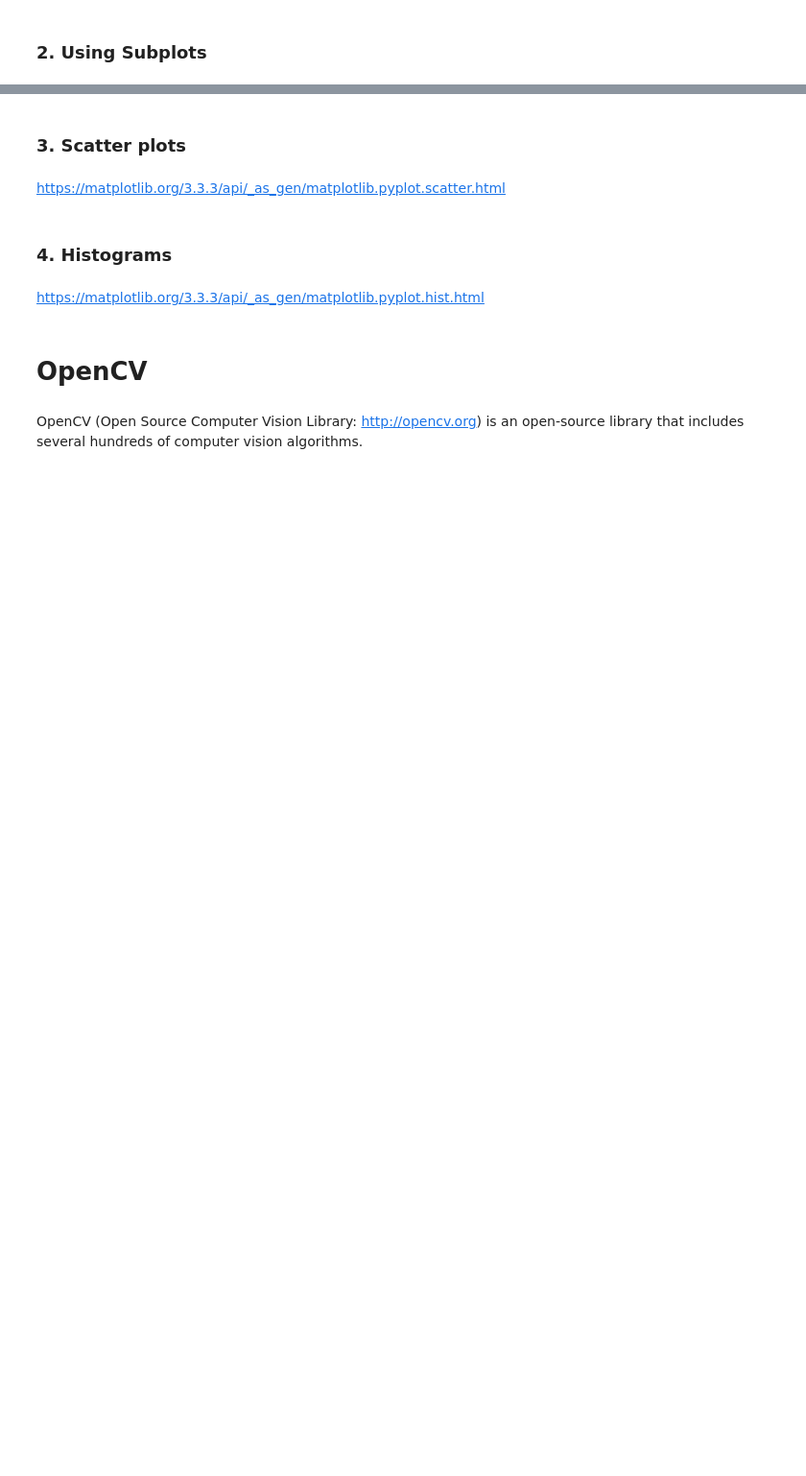
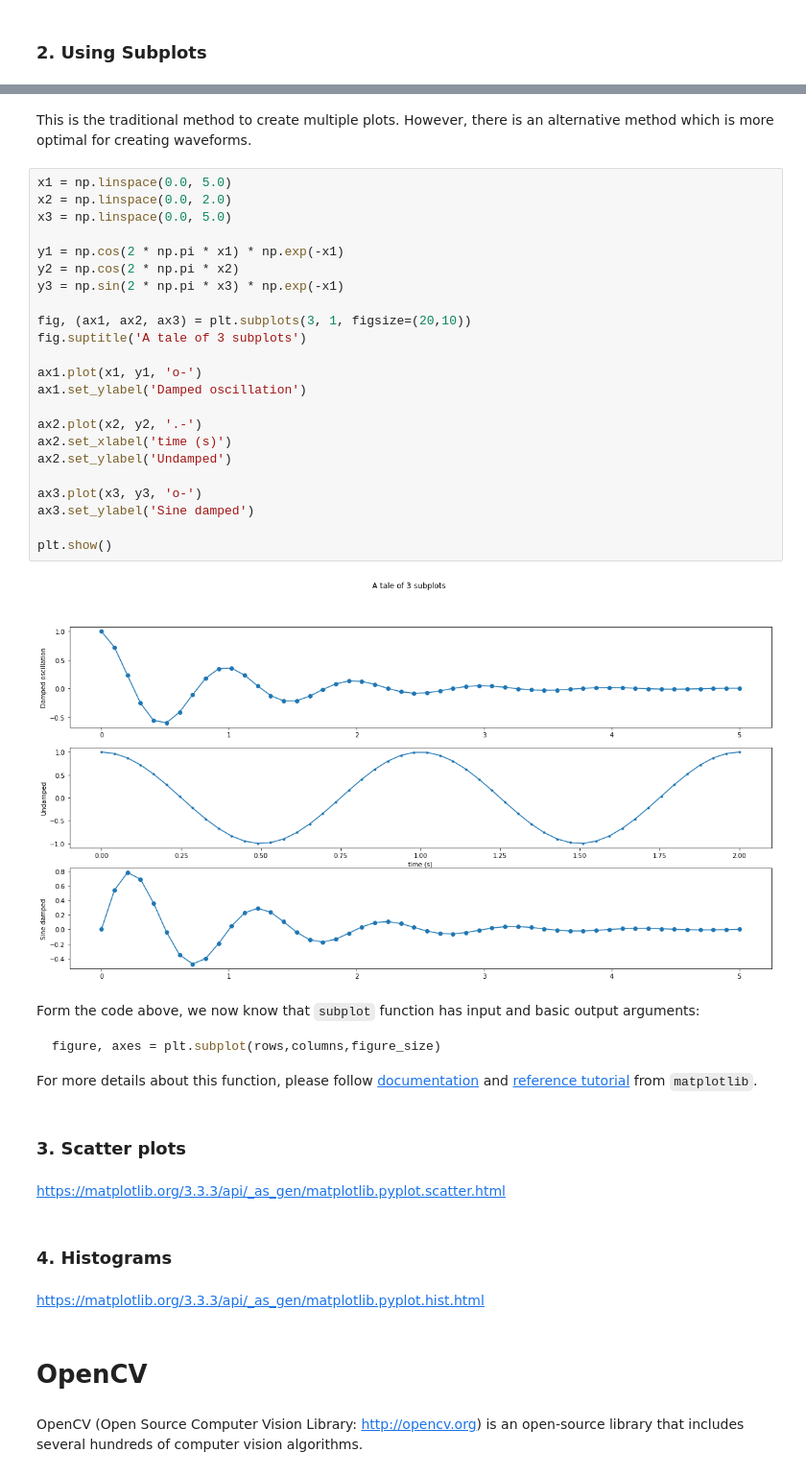
Before and after one commit to ytu-cvlab/mce-51069, a Jupyter notebook: _notebooks/2020-12-16-week1-day3.ipynb, the cells around one changed output, grey strips where cells are left out. Shown at 96% size. Cells and saved outputs as stored; diff of their text form; blank space fills up the shorter version.

````diff
--- a/_notebooks/2020-12-16-week1-day3.ipynb
+++ b/_notebooks/2020-12-16-week1-day3.ipynb
@@ -216,3 +234,36 @@ https://matplotlib.org/3.3.3/api/_as_gen/matplotlib.pyplot.subplots.html
+# %% [markdown]
+This is the traditional method to create multiple plots. However, there is an alternative method which is more optimal for creating waveforms.
+# %%
+x1 = np.linspace(0.0, 5.0)
+x2 = np.linspace(0.0, 2.0)
+x3 = np.linspace(0.0, 5.0)
+
+y1 = np.cos(2 * np.pi * x1) * np.exp(-x1)
+y2 = np.cos(2 * np.pi * x2)
+y3 = np.sin(2 * np.pi * x3) * np.exp(-x1)
+
+fig, (ax1, ax2, ax3) = plt.subplots(3, 1, figsize=(20,10))
+fig.suptitle('A tale of 3 subplots')
+
+ax1.plot(x1, y1, 'o-')
+ax1.set_ylabel('Damped oscillation')
+
+ax2.plot(x2, y2, '.-')
+ax2.set_xlabel('time (s)')
+ax2.set_ylabel('Undamped')
+
+ax3.plot(x3, y3, 'o-')
+ax3.set_ylabel('Sine damped')
+
+plt.show()
+# %% [output]
+[figure, added]
+# %% [markdown]
+Form the code above, we now know that `subplot` function has input and basic output arguments:
+```python
+figure, axes = plt.subplot(rows,columns,figure_size)
+```
+For more details about this function, please follow [documentation](https://matplotlib.org/3.3.3/api/_as_gen/matplotlib.pyplot.subplots.html) and [reference tutorial](https://matplotlib.org/3.3.3/gallery/subplots_axes_and_figures/subplot.html#sphx-glr-gallery-subplots-axes-and-figures-subplot-py) from `matplotlib`.
 # %% [markdown]
 ### 3. Scatter plots
 # %% [markdown]
````
Also changed, not shown: parts of 5 cells of this notebook.
